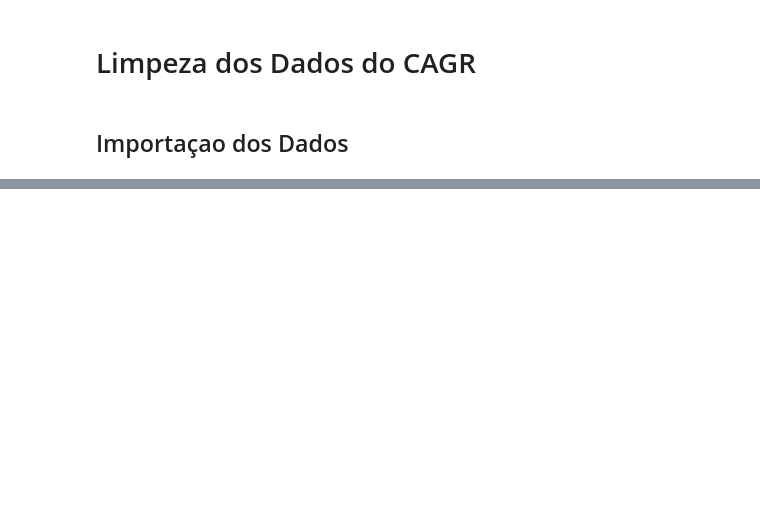
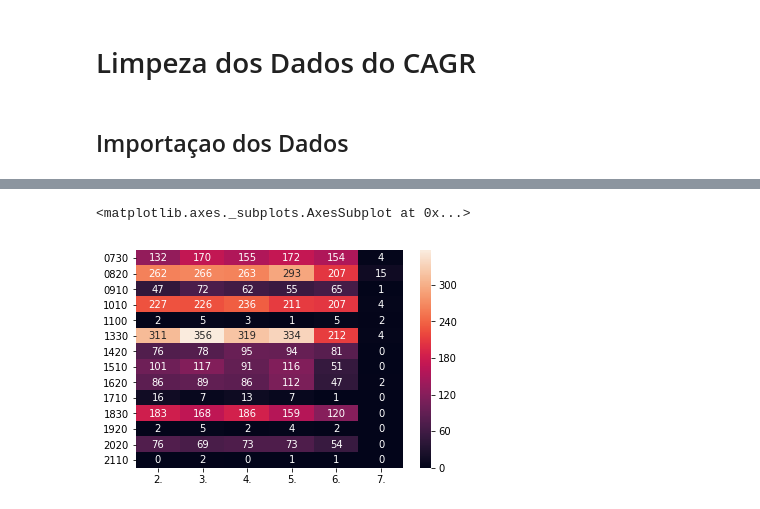
Before and after one commit to andrelucassc/cagr, a Jupyter notebook: Limpeza dos dados do CAGR.ipynb, the cells around one changed output, grey strips where cells are left out. Saved outputs shown, nothing was run; the diff lists cells and outputs as text; code cells hidden in the pictures; blank space fills up the shorter version.

Commit message:
Criação dos Heatmaps no Notebook

```diff
--- a/Limpeza dos dados do CAGR.ipynb
+++ b/Limpeza dos dados do CAGR.ipynb
@@ -153,0 +114,35 @@ df.to_csv("Dados com Horários - CAGR.csv", sep=";")
+# %%
+horarios_df = pd.DataFrame()
+
+lista_horarios = ["0730","0820","0910","1010","1100","1330","1420","1510","1620","1710","1830","1920","2020","2110"]
+lista_dias_da_semana = ["2\.","3\.","4\.","5\.","6\.","7\."]
+horarios_df["Disciplina"] = df["Disciplina"]
+horarios_df["Turma"] = df["Turma"]
+
+# Por dia da semana
+# for dia in lista_dias_da_semana:
+#     horarios_df[col] = df["Horários"].str.count(col)
+#     horarios_df[col] = horarios_df[col].fillna(0)
+
+# Por horário
+
+
+
+for dia in lista_dias_da_semana:
+    horarios_df[dia] = df["Horários"].str.count(dia).fillna(0)
+
+for hora in lista_horarios:
+    horarios_df[hora] = df["Horários"].str.count(hora).fillna(0)
+
+
+for dia in lista_dias_da_semana:
+    for hora in lista_horarios:
+        horarios_df[dia+hora] = df["Horários"].str.count(dia+hora).fillna(0)
+
+new_cols = []
+for col in horarios_df.columns:
+    new_cols.append(col.replace('\.','.'))
+
+horarios_df.columns = new_cols
+
+horarios_df.head()
@@ -153,0 +165,13 @@ df.to_csv("Dados com Horários - CAGR.csv", sep=";")
+# %%
+dias = [c.replace('\.','.') for c in lista_dias_da_semana]
+grade = pd.DataFrame(index=lista_horarios, columns=dias)
+
+
+for dia in dias:
+    for hora in lista_horarios:
+        grade.loc[hora][dia] = df["Horários"].str.count(dia+hora).fillna(0).sum().astype(int)
+
+sns.heatmap(grade.fillna(0), annot=True, fmt="d")
+# %% [output]
+<matplotlib.axes._subplots.AxesSubplot at 0x...>
+[figure, added]
```
Also changed, not shown: parts of 11 cells of this notebook.
